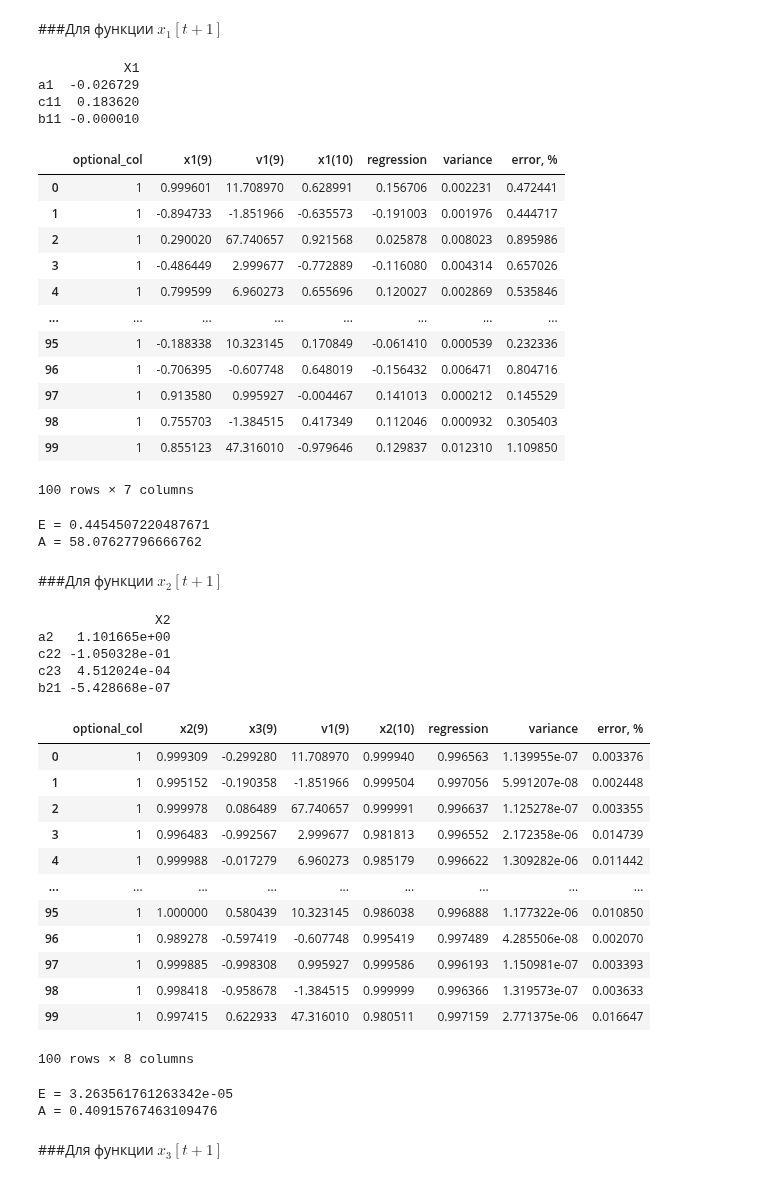
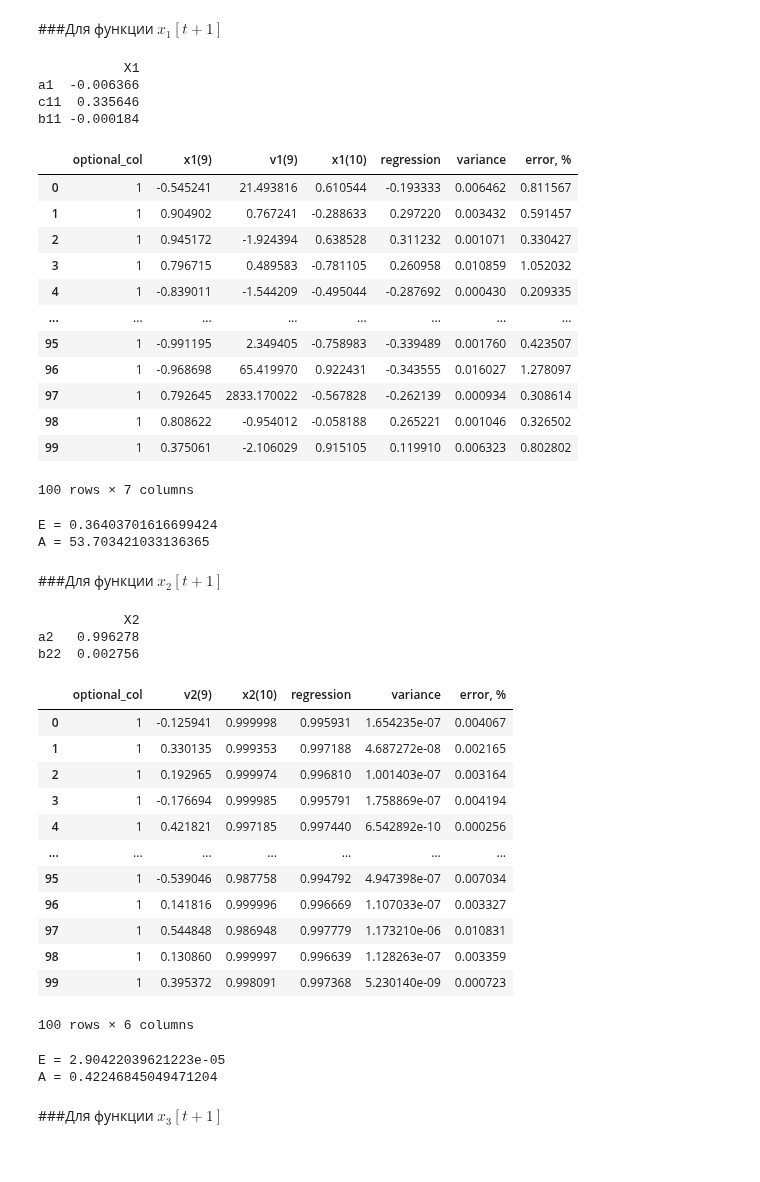
Before and after one commit to Viktory4121/MORD, a Jupyter notebook: ДОМ.ipynb, the cells around one changed output. Cells and saved outputs as stored; diff of their text form; code cells hidden in the pictures.

```diff
--- a/ДОМ.ipynb
+++ b/ДОМ.ipynb
@@ -53,7 +53,7 @@ def x2(x, v):
   return math.cos(v[1]**3)
 
 def x3(x, v):
-  return math.sin(math.tan(x[0] / x[2]) - 3**(v[2]))
+  return math.sin(math.tan(x[0] / x[1]) - 3**(v[2]))
 
 def v1(x, v):
   return (v[0] + math.tan(x[0])**2)
@@ -71,7 +71,7 @@ def y2(x, v):
   return math.sqrt(abs(math.sin(v[1])))
 
 def y3(x, v):
-  return v[2] * x[0] / (x[2] + 0.1)
+  return v[2] * x[0] / (x[1] + 0.1)
 
 functions = [x1, x2, x3, v1, v2, v3, y1, y2, y3]
 # %%
@@ -255,60 +255,58 @@ print(pd.DataFrame(X1_linear, columns=['X1'], index=['a1', 'c11', 'b11']))
 X1_linearTable
 # %% [output]
            X1
-a1  -0.026729
-c11  0.183620
-b11 -0.000010
+a1  -0.006366
+c11  0.335646
+b11 -0.000184
 |  | optional_col | x1(9) | v1(9) | x1(10) | regression | variance | error, % |
-| 0 | 1 | 0.999601 | 11.708970 | 0.628991 | 0.156706 | 0.002231 | 0.472441 |
-| 1 | 1 | -0.894733 | -1.851966 | -0.635573 | -0.191003 | 0.001976 | 0.444717 |
-| 2 | 1 | 0.290020 | 67.740657 | 0.921568 | 0.025878 | 0.008023 | 0.895986 |
-| 3 | 1 | -0.486449 | 2.999677 | -0.772889 | -0.116080 | 0.004314 | 0.657026 |
-| 4 | 1 | 0.799599 | 6.960273 | 0.655696 | 0.120027 | 0.002869 | 0.535846 |
+| 0 | 1 | -0.545241 | 21.493816 | 0.610544 | -0.193333 | 0.006462 | 0.811567 |
+| 1 | 1 | 0.904902 | 0.767241 | -0.288633 | 0.297220 | 0.003432 | 0.591457 |
+| 2 | 1 | 0.945172 | -1.924394 | 0.638528 | 0.311232 | 0.001071 | 0.330427 |
+| 3 | 1 | 0.796715 | 0.489583 | -0.781105 | 0.260958 | 0.010859 | 1.052032 |
+| 4 | 1 | -0.839011 | -1.544209 | -0.495044 | -0.287692 | 0.000430 | 0.209335 |
 | ... | ... | ... | ... | ... | ... | ... | ... |
-| 95 | 1 | -0.188338 | 10.323145 | 0.170849 | -0.061410 | 0.000539 | 0.232336 |
-| 96 | 1 | -0.706395 | -0.607748 | 0.648019 | -0.156432 | 0.006471 | 0.804716 |
-| 97 | 1 | 0.913580 | 0.995927 | -0.004467 | 0.141013 | 0.000212 | 0.145529 |
-| 98 | 1 | 0.755703 | -1.384515 | 0.417349 | 0.112046 | 0.000932 | 0.305403 |
-| 99 | 1 | 0.855123 | 47.316010 | -0.979646 | 0.129837 | 0.012310 | 1.109850 |
+| 95 | 1 | -0.991195 | 2.349405 | -0.758983 | -0.339489 | 0.001760 | 0.423507 |
+| 96 | 1 | -0.968698 | 65.419970 | 0.922431 | -0.343555 | 0.016027 | 1.278097 |
+| 97 | 1 | 0.792645 | 2833.170022 | -0.567828 | -0.262139 | 0.000934 | 0.308614 |
+| 98 | 1 | 0.808622 | -0.954012 | -0.058188 | 0.265221 | 0.001046 | 0.326502 |
+| 99 | 1 | 0.375061 | -2.106029 | 0.915105 | 0.119910 | 0.006323 | 0.802802 |
 100 rows × 7 columns
 # %%
 print("E = " + str(sum(X1_linearTable['variance'])))
 print("A = " + str(sum(X1_linearTable['error, %'])))
 # %% [output]
-E = 0.4454507220487671
-A = 58.07627796666762
+E = 0.36403701616699424
+A = 53.703421033136365
 # %% [markdown]
 ###Для функции $x_2[t+1]$
 # %%
-#x2, x3, v1
-X2_linear, X2_linearTable = buildLinearRegretion(model_9, model_10, ['x2(9)', 'x3(9)', 'v1(9)', 'x2(10)'])
-print(pd.DataFrame(X2_linear, columns=['X2'], index=['a2', 'c22', 'c23', 'b21']))
+#v2+
+X2_linear, X2_linearTable = buildLinearRegretion(model_9, model_10, ['v2(9)', 'x2(10)'])
+print(pd.DataFrame(X2_linear, columns=['X2'], index=['a2', 'b22']))
 X2_linearTable
 # %% [output]
-               X2
-a2   1.101665e+00
-c22 -1.050328e-01
-c23  4.512024e-04
-b21 -5.428668e-07
+           X2
+a2   0.996278
+b22  0.002756
-|  | optional_col | x2(9) | x3(9) | v1(9) | x2(10) | regression | variance | error, % |
-| 0 | 1 | 0.999309 | -0.299280 | 11.708970 | 0.999940 | 0.996563 | 1.139955e-07 | 0.003376 |
-| 1 | 1 | 0.995152 | -0.190358 | -1.851966 | 0.999504 | 0.997056 | 5.991207e-08 | 0.002448 |
-| 2 | 1 | 0.999978 | 0.086489 | 67.740657 | 0.999991 | 0.996637 | 1.125278e-07 | 0.003355 |
-| 3 | 1 | 0.996483 | -0.992567 | 2.999677 | 0.981813 | 0.996552 | 2.172358e-06 | 0.014739 |
-| 4 | 1 | 0.999988 | -0.017279 | 6.960273 | 0.985179 | 0.996622 | 1.309282e-06 | 0.011442 |
-| ... | ... | ... | ... | ... | ... | ... | ... | ... |
-| 95 | 1 | 1.000000 | 0.580439 | 10.323145 | 0.986038 | 0.996888 | 1.177322e-06 | 0.010850 |
-| 96 | 1 | 0.989278 | -0.597419 | -0.607748 | 0.995419 | 0.997489 | 4.285506e-08 | 0.002070 |
-| 97 | 1 | 0.999885 | -0.998308 | 0.995927 | 0.999586 | 0.996193 | 1.150981e-07 | 0.003393 |
-| 98 | 1 | 0.998418 | -0.958678 | -1.384515 | 0.999999 | 0.996366 | 1.319573e-07 | 0.003633 |
-| 99 | 1 | 0.997415 | 0.622933 | 47.316010 | 0.980511 | 0.997159 | 2.771375e-06 | 0.016647 |
+|  | optional_col | v2(9) | x2(10) | regression | variance | error, % |
+| 0 | 1 | -0.125941 | 0.999998 | 0.995931 | 1.654235e-07 | 0.004067 |
+| 1 | 1 | 0.330135 | 0.999353 | 0.997188 | 4.687272e-08 | 0.002165 |
+| 2 | 1 | 0.192965 | 0.999974 | 0.996810 | 1.001403e-07 | 0.003164 |
+| 3 | 1 | -0.176694 | 0.999985 | 0.995791 | 1.758869e-07 | 0.004194 |
+| 4 | 1 | 0.421821 | 0.997185 | 0.997440 | 6.542892e-10 | 0.000256 |
+| ... | ... | ... | ... | ... | ... | ... |
+| 95 | 1 | -0.539046 | 0.987758 | 0.994792 | 4.947398e-07 | 0.007034 |
+| 96 | 1 | 0.141816 | 0.999996 | 0.996669 | 1.107033e-07 | 0.003327 |
+| 97 | 1 | 0.544848 | 0.986948 | 0.997779 | 1.173210e-06 | 0.010831 |
+| 98 | 1 | 0.130860 | 0.999997 | 0.996639 | 1.128263e-07 | 0.003359 |
+| 99 | 1 | 0.395372 | 0.998091 | 0.997368 | 5.230140e-09 | 0.000723 |
-100 rows × 8 columns
+100 rows × 6 columns
 # %%
 print("E = " + str(sum(X2_linearTable['variance'])))
 print("A = " + str(sum(X2_linearTable['error, %'])))
 # %% [output]
-E = 3.263561761263342e-05
-A = 0.40915767463109476
+E = 2.90422039621223e-05
+A = 0.42246845049471204
 # %% [markdown]
 ###Для функции $x_3[t+1]$
 # %%
```
Also changed, not shown: parts of 10 cells of this notebook.
